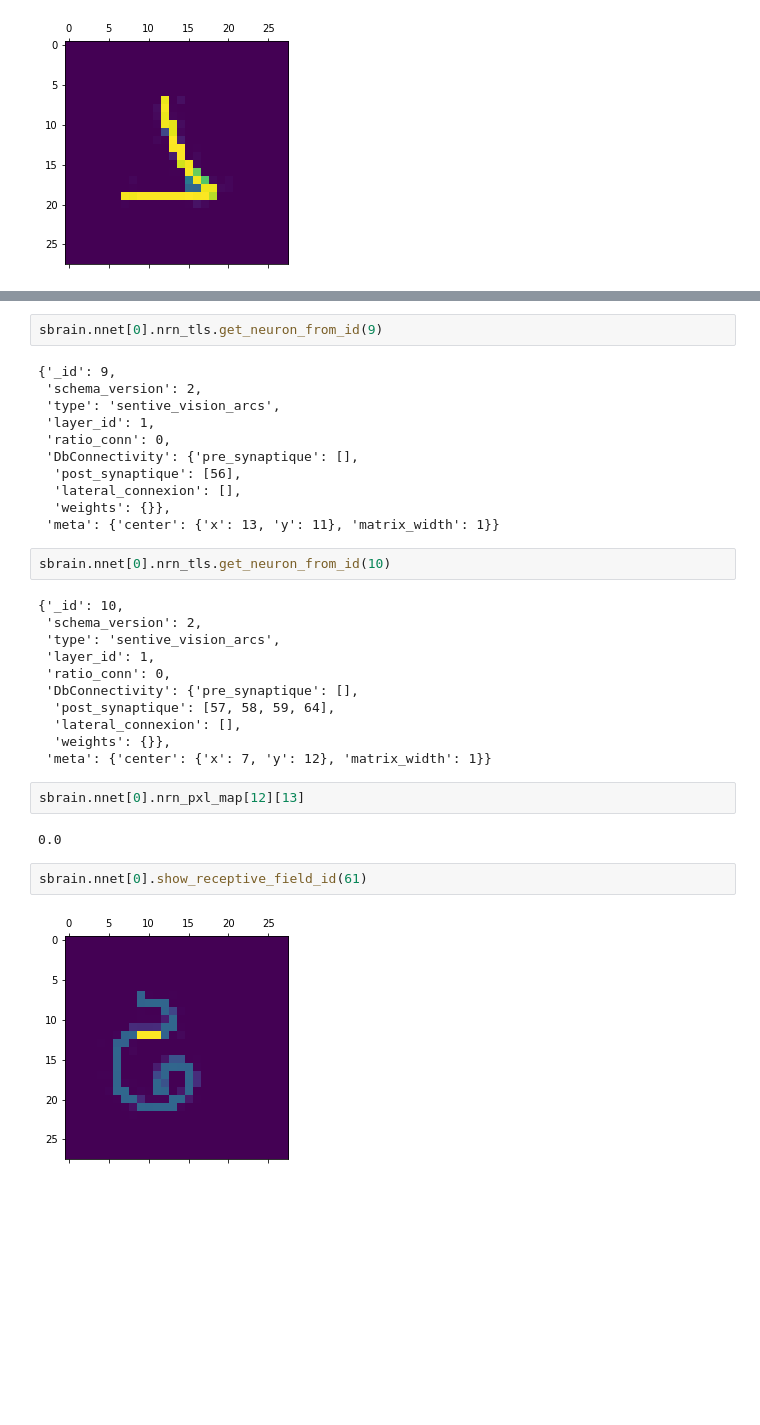
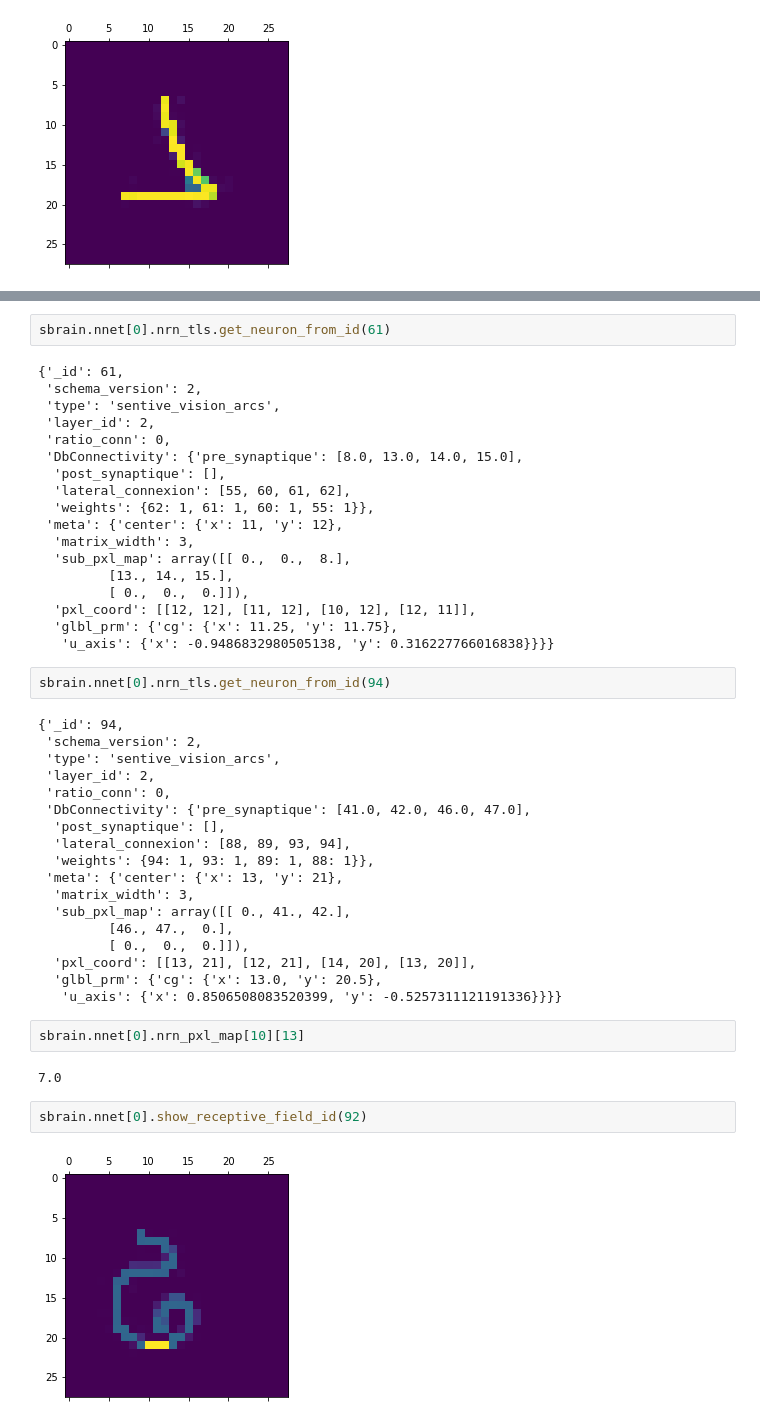
Before and after one commit to oliviermanette/Sentive-One-Shot-Learning-Omniglot, a Jupyter notebook: sandbox metadl/projet article can dynamic neural network improve few shot learning.ipynb, the cells around one changed output, grey strips where cells are left out. Saved outputs shown, nothing was run; the diff lists cells and outputs as text; blank space fills up the shorter version.

```diff
--- a/sandbox metadl/projet article can dynamic neural network improve few shot learning.ipynb
+++ b/sandbox metadl/projet article can dynamic neural network improve few shot learning.ipynb
@@ -50,35 +50,49 @@ sbrain.nnet[0].nrn_tls.get_neuron_from_id(8)
 # %%
-sbrain.nnet[0].nrn_tls.get_neuron_from_id(9)
+sbrain.nnet[0].nrn_tls.get_neuron_from_id(61)
 # %% [output]
-{'_id': 9,
+{'_id': 61,
  'schema_version': 2,
  'type': 'sentive_vision_arcs',
- 'layer_id': 1,
+ 'layer_id': 2,
  'ratio_conn': 0,
- 'DbConnectivity': {'pre_synaptique': [],
-  'post_synaptique': [56],
-  'lateral_connexion': [],
-  'weights': {}},
- 'meta': {'center': {'x': 13, 'y': 11}, 'matrix_width': 1}}
+ 'DbConnectivity': {'pre_synaptique': [8.0, 13.0, 14.0, 15.0],
+  'post_synaptique': [],
+  'lateral_connexion': [55, 60, 61, 62],
+  'weights': {62: 1, 61: 1, 60: 1, 55: 1}},
+ 'meta': {'center': {'x': 11, 'y': 12},
+  'matrix_width': 3,
+  'sub_pxl_map': array([[ 0.,  0.,  8.],
+         [13., 14., 15.],
+         [ 0.,  0.,  0.]]),
+  'pxl_coord': [[12, 12], [11, 12], [10, 12], [12, 11]],
+  'glbl_prm': {'cg': {'x': 11.25, 'y': 11.75},
+   'u_axis': {'x': -0.9486832980505138, 'y': 0.316227766016838}}}}
 # %%
-sbrain.nnet[0].nrn_tls.get_neuron_from_id(10)
+sbrain.nnet[0].nrn_tls.get_neuron_from_id(94)
 # %% [output]
-{'_id': 10,
+{'_id': 94,
  'schema_version': 2,
  'type': 'sentive_vision_arcs',
- 'layer_id': 1,
+ 'layer_id': 2,
  'ratio_conn': 0,
- 'DbConnectivity': {'pre_synaptique': [],
-  'post_synaptique': [57, 58, 59, 64],
-  'lateral_connexion': [],
-  'weights': {}},
- 'meta': {'center': {'x': 7, 'y': 12}, 'matrix_width': 1}}
+ 'DbConnectivity': {'pre_synaptique': [41.0, 42.0, 46.0, 47.0],
+  'post_synaptique': [],
+  'lateral_connexion': [88, 89, 93, 94],
+  'weights': {94: 1, 93: 1, 89: 1, 88: 1}},
+ 'meta': {'center': {'x': 13, 'y': 21},
+  'matrix_width': 3,
+  'sub_pxl_map': array([[ 0., 41., 42.],
+         [46., 47.,  0.],
+         [ 0.,  0.,  0.]]),
+  'pxl_coord': [[13, 21], [12, 21], [14, 20], [13, 20]],
+  'glbl_prm': {'cg': {'x': 13.0, 'y': 20.5},
+   'u_axis': {'x': 0.8506508083520399, 'y': -0.5257311121191336}}}}
 # %%
-sbrain.nnet[0].nrn_pxl_map[12][13]
+sbrain.nnet[0].nrn_pxl_map[10][13]
 # %% [output]
-0.0
+7.0
 # %%
-sbrain.nnet[0].show_receptive_field_id(61)
+sbrain.nnet[0].show_receptive_field_id(92)
 # %% [output]
-[figure, old version]
+[figure, new version]
 # %%
```
Also changed, not shown: parts of 9 cells of this notebook, 1 other file.
